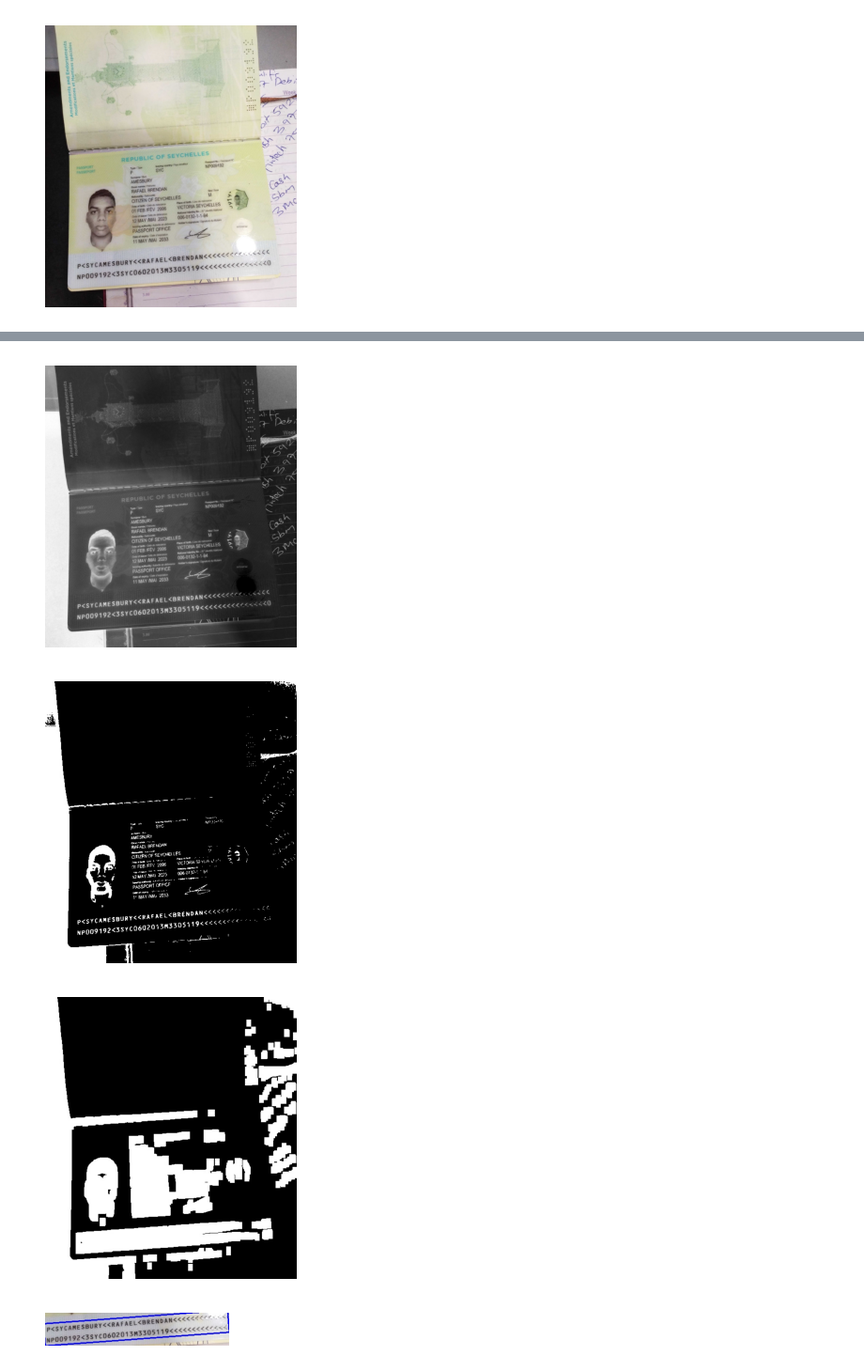
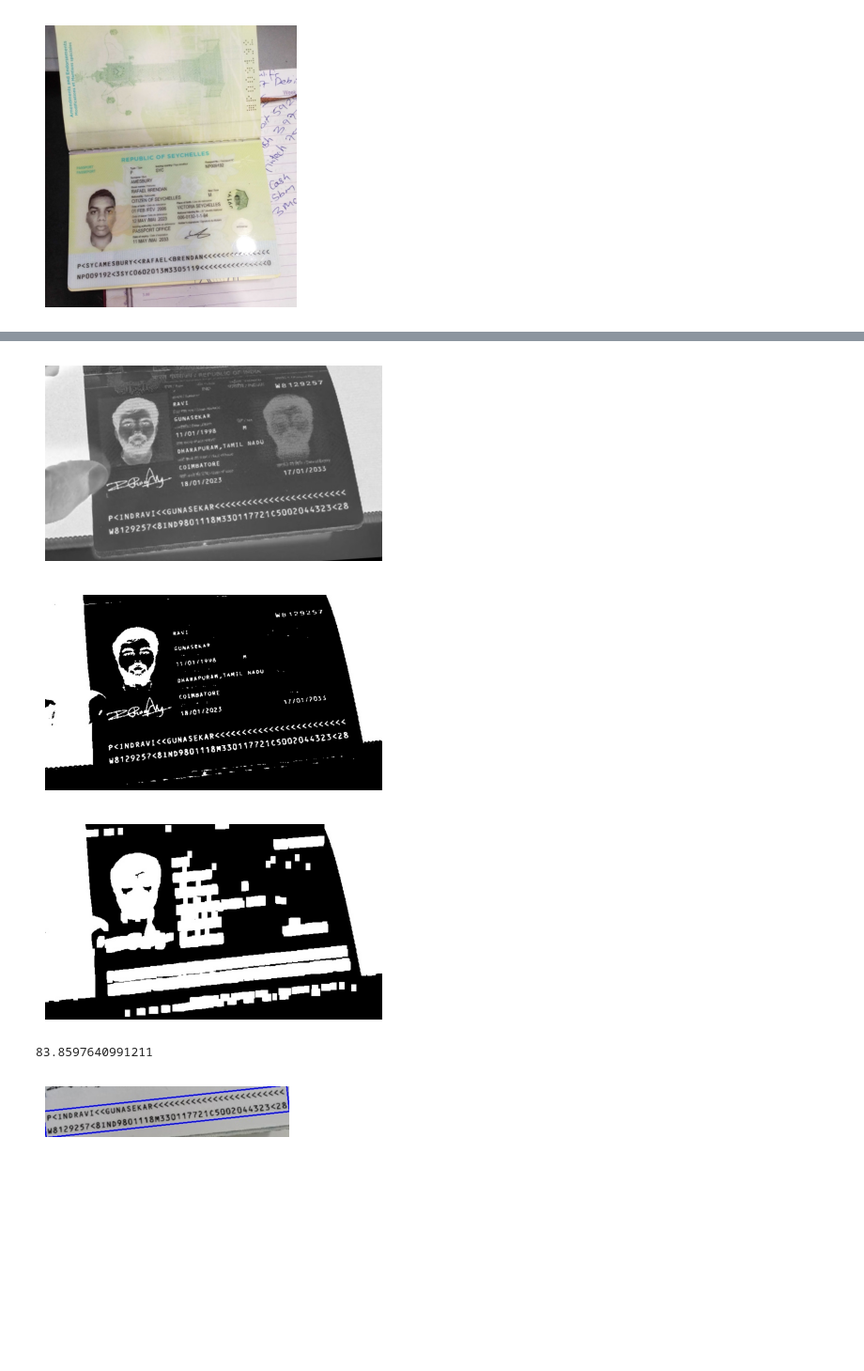
Before and after one commit to tarunrohit/OCR, a Jupyter notebook: ocr_algorithm_1.ipynb, the cells around one changed output, grey strips where cells are left out. Shown at 94% size. Cells and saved outputs as stored; diff of their text form; code cells hidden in the pictures; blank space fills up the shorter version.

```diff
--- a/ocr_algorithm_1.ipynb
+++ b/ocr_algorithm_1.ipynb
@@ -6,7 +6,7 @@ from PIL import Image
 import numpy as np
 import re
 # %%
-img_path="passport/9.PNG"
+img_path="passport/1.jpg"
 img=cv2.imread(img_path)
 # %%
 def display(im_path):
@@ -44,42 +44,44 @@ gray=cv2.cvtColor(inverted,cv2.COLOR_BGR2GRAY)
 cv2.imwrite("temp_pass/pass_gray.jpg",gray)
 display("temp_pass/pass_gray.jpg")
 # %% [output]
-[figure, old version]
+[figure, new version]
 # %%
 #thresh=cv2.adaptiveThreshold(gray, 255, cv2.ADAPTIVE_THRESH_GAUSSIAN_C, cv2.THRESH_BINARY_INV, 15, 10)
 thresh=cv2.threshold(gray,0,255,cv2.THRESH_BINARY + cv2.THRESH_OTSU)[1]
 cv2.imwrite("temp_pass/bw_image.jpg",thresh)
 display("temp_pass/bw_image.jpg")
 # %% [output]
-[figure, old version]
+[figure, new version]
 # %%
 kernel=cv2.getStructuringElement(cv2.MORPH_RECT,(10,15))
 dilate=cv2.dilate(thresh,kernel,iterations=1)
 cv2.imwrite("temp_pass/pass_dilate.jpg",dilate)
 display("temp_pass/pass_dilate.jpg")
 # %% [output]
-[figure, old version]
+[figure, new version]
 # %%
 import numpy as np
 cnts=cv2.findContours(dilate,cv2.RETR_LIST,cv2.CHAIN_APPROX_SIMPLE)
 cnts=cnts[0] if len(cnts)==2 else cnts[1]
 base_img=img.copy()
 cnts=sorted(cnts,key=lambda x:cv2.boundingRect(x))
 
 for c in cnts:
     x,y,w,h=cv2.boundingRect(c)
     area=cv2.contourArea(c)
     margin=12
 
-    if 20000>area>10000:
+    if 27000>area>26000:
         rect = cv2.minAreaRect(c)
         box = cv2.boxPoints(rect)
         box = np.intp(box)
         crop=cv2.drawContours(base_img, [box], 0, (255, 0, 0), 2)
-
+        angle=cv2.minAreaRect(c)[-1]
+        print(angle)
         #cv2.rectangle(base_img,(x,y),(x+w,y+h),(0,255,0),2)
         roi=base_img[y:y+h,x:x+w]
 cv2.imwrite("temp_pass/pass_roi.jpg",roi)
 display("temp_pass/pass_roi.jpg")
 # %% [output]
+83.8597640991211
-[figure, old version]
+[figure, new version]
```
Also changed, not shown: parts of 4 cells of this notebook, 13 other files.
